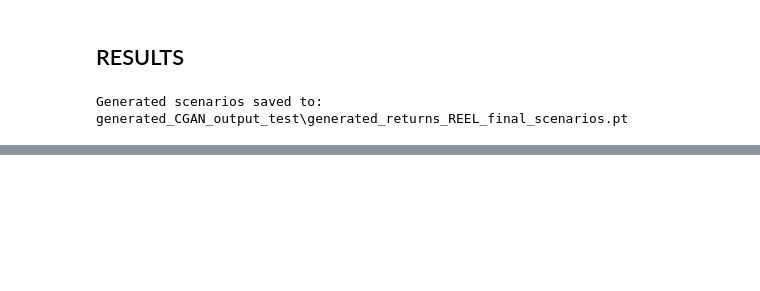
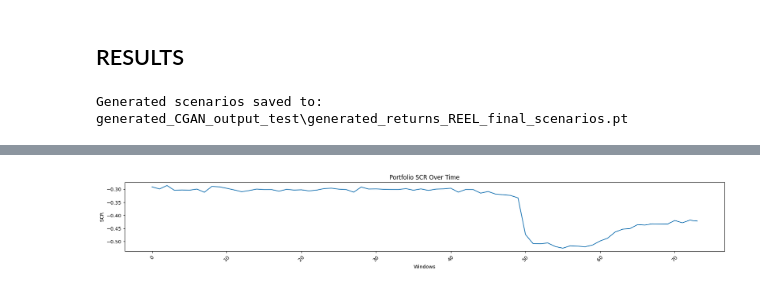
Before and after one commit to nickaskari/master-thesis, a Jupyter notebook: internal_models/CGANs/results_1.ipynb, the cells around one changed output, grey strips where cells are left out. Saved outputs shown, nothing was run; the diff lists cells and outputs as text; code cells hidden in the pictures; blank space fills up the shorter version.

```diff
--- a/internal_models/CGANs/results_1.ipynb
+++ b/internal_models/CGANs/results_1.ipynb
@@ -153,11 +172,0 @@ from utilities.load_generated_quarters import load_all_generated_quarters
-# %%
-for asset_name in returns_df.columns:
-    # Create a new function that loads all fucking quarter for a fucking asset
-    generated_returns = load_all_generated_quarters(asset_name, quarterly=True, test=True)
-
-    failures, var_thresholds = backtest_var_single_asset(test_returns_df[asset_name], generated_returns, asset_name, quarterly=True)
-
-    perform_var_backtesting_tests(failures=failures, returns=test_returns_df[asset_name], var_forecast=var_thresholds, asset_name=asset_name, generated_returns=generated_returns)
-
-
-    perform_distribution_tests(generated_returns=generated_returns[0], empirical_returns_rolling=create_rolling_empirical(returns_df[asset_name]), asset_name = asset_name)
@@ -165,0 +175,21 @@ FileNotFoundError: [Errno 2] No such file or directory: 'generated_CGAN_output_t
+# %%
+def plot_returns_and_var(asset_cum, i, var_level=0.5):
+
+    var = np.percentile(asset_cum, var_level)
+
+    if i % 10 == 0:
+        plt.figure(figsize=(10, 6))
+        plt.hist(asset_cum, bins=500, alpha=0.75, color='skyblue')
+        plt.axvline(x=var, color='red', linestyle='--', linewidth=2,
+                    label=f'VaR at {100-var_level}% = {var:.4f}')
+
+        plt.xlabel('Cumulative Returns')
+        plt.ylabel('Frequency')
+        plt.title('Distribution of Asset Returns with VaR')
+        plt.legend()
+
+        plt.grid(alpha=0.3)
+        plt.tight_layout()
+        plt.show()
+
+    return var
@@ -165,0 +247,15 @@ FileNotFoundError: [Errno 2] No such file or directory: 'generated_CGAN_output_t
+# %%
+sorted_dates = sorted(portfolio_var_results.keys())
+scr_values = [portfolio_var_results[date] for date in sorted_dates]
+
+plt.figure(figsize=(18, 3))
+plt.plot(scr_values, linestyle='-')
+plt.xlabel("Windows")
+plt.ylabel("SCR")
+plt.title("Portfolio SCR Over Time")
+plt.xticks(rotation=45)
+plt.grid(False)
+plt.tight_layout()
+plt.show()
+# %% [output]
+[figure, added]
```
Also changed, not shown: parts of 9 cells of this notebook, 3 other files.
